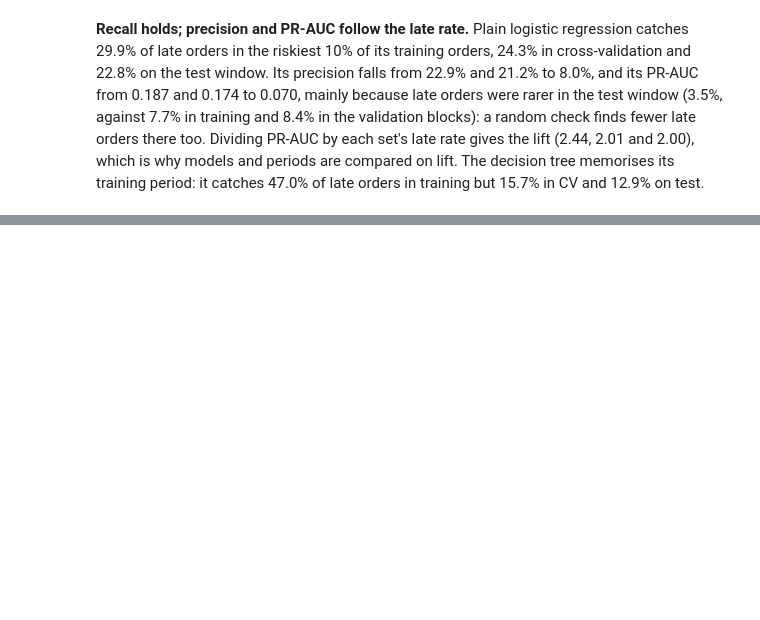
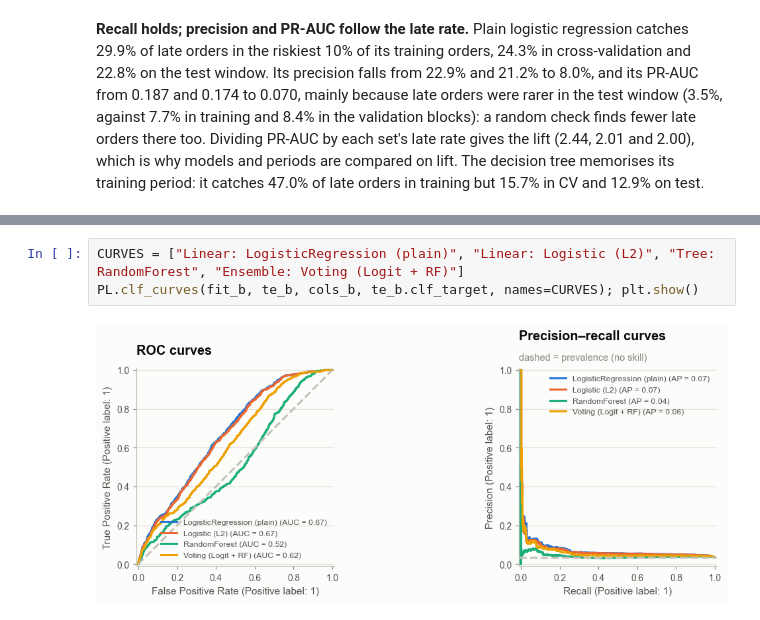
Before and after one commit to likeyou-ky/Team5_IT5006_Ecommerce_Analytics_AY2627Sem1, a Jupyter notebook: notebooks/Team5_Phase3_IT5006_AY2627Sem1.ipynb, the cells around one changed output, grey strips where cells are left out. Saved outputs shown, nothing was run; the diff lists cells and outputs as text; blank space fills up the shorter version.

```diff
--- a/notebooks/Team5_Phase3_IT5006_AY2627Sem1.ipynb
+++ b/notebooks/Team5_Phase3_IT5006_AY2627Sem1.ipynb
@@ -504,0 +644,5 @@ in training but 15.7% in CV and 12.9% on test.
+# %%
+CURVES = ["Linear: LogisticRegression (plain)", "Linear: Logistic (L2)", "Tree: RandomForest", "Ensemble: Voting (Logit + RF)"]
+PL.clf_curves(fit_b, te_b, cols_b, te_b.clf_target, names=CURVES); plt.show()
+# %% [output]
+[figure, added]
```
Also changed, not shown: parts of 64 cells of this notebook.
